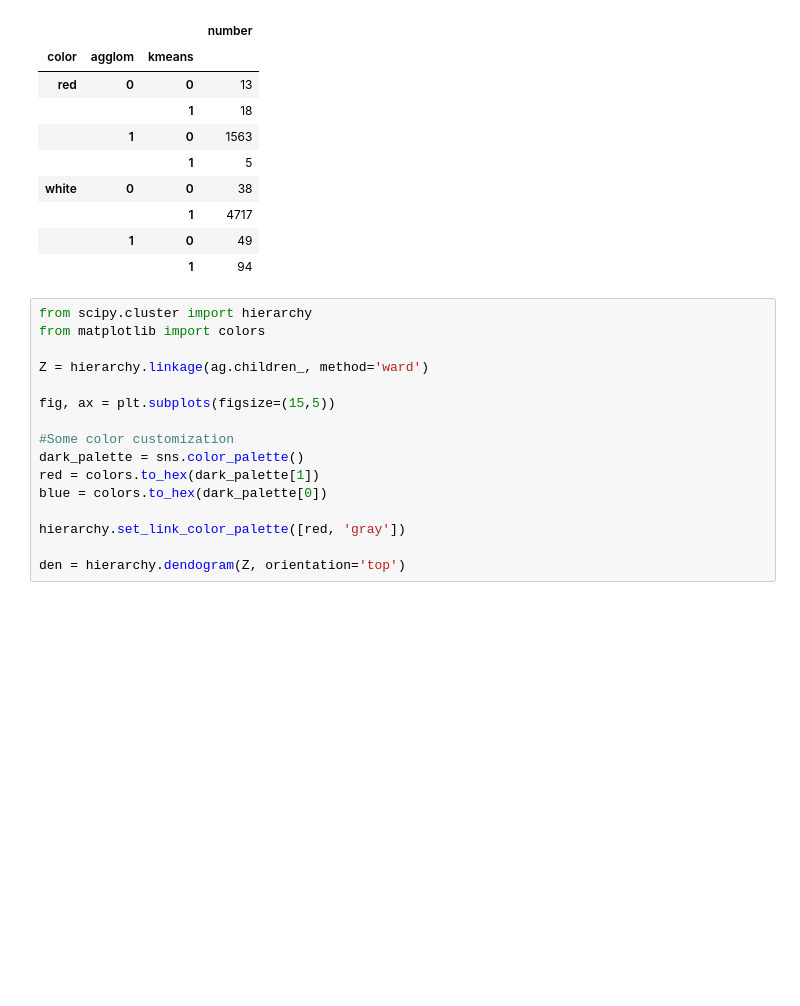
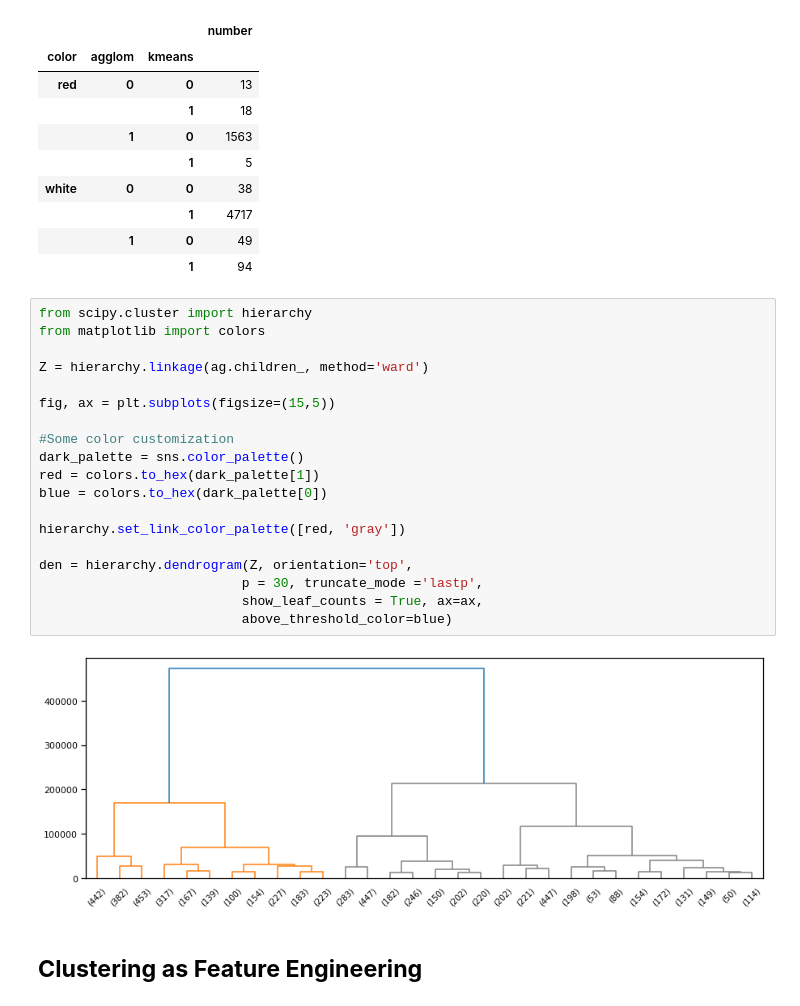
Before and after one commit to cleysonl/ML_Bootcamp_CLL, a Jupyter notebook: Unsupervised_ML_clustering.ipynb, the cells around one changed output. Saved outputs shown, nothing was run; the diff lists cells and outputs as text; blank space fills up the shorter version.

```diff
--- a/Unsupervised_ML_clustering.ipynb
+++ b/Unsupervised_ML_clustering.ipynb
@@ -219,16 +219,23 @@ data['agglom'] = ag.fit_predict(data[float_columns])
 # %%
 from scipy.cluster import hierarchy
 from matplotlib import colors
 
 Z = hierarchy.linkage(ag.children_, method='ward')
 
 fig, ax = plt.subplots(figsize=(15,5))
 
 #Some color customization
 dark_palette = sns.color_palette()
 red = colors.to_hex(dark_palette[1])
 blue = colors.to_hex(dark_palette[0])
 
 hierarchy.set_link_color_palette([red, 'gray'])
 
-den = hierarchy.dendogram(Z, orientation='top')
+den = hierarchy.dendrogram(Z, orientation='top',
+                          p = 30, truncate_mode ='lastp',
+                          show_leaf_counts = True, ax=ax,
+                          above_threshold_color=blue)
+# %% [output]
+[figure, added]
+# %% [markdown]
+## **Clustering as Feature Engineering**
```
Also changed, not shown: parts of 4 cells of this notebook.
